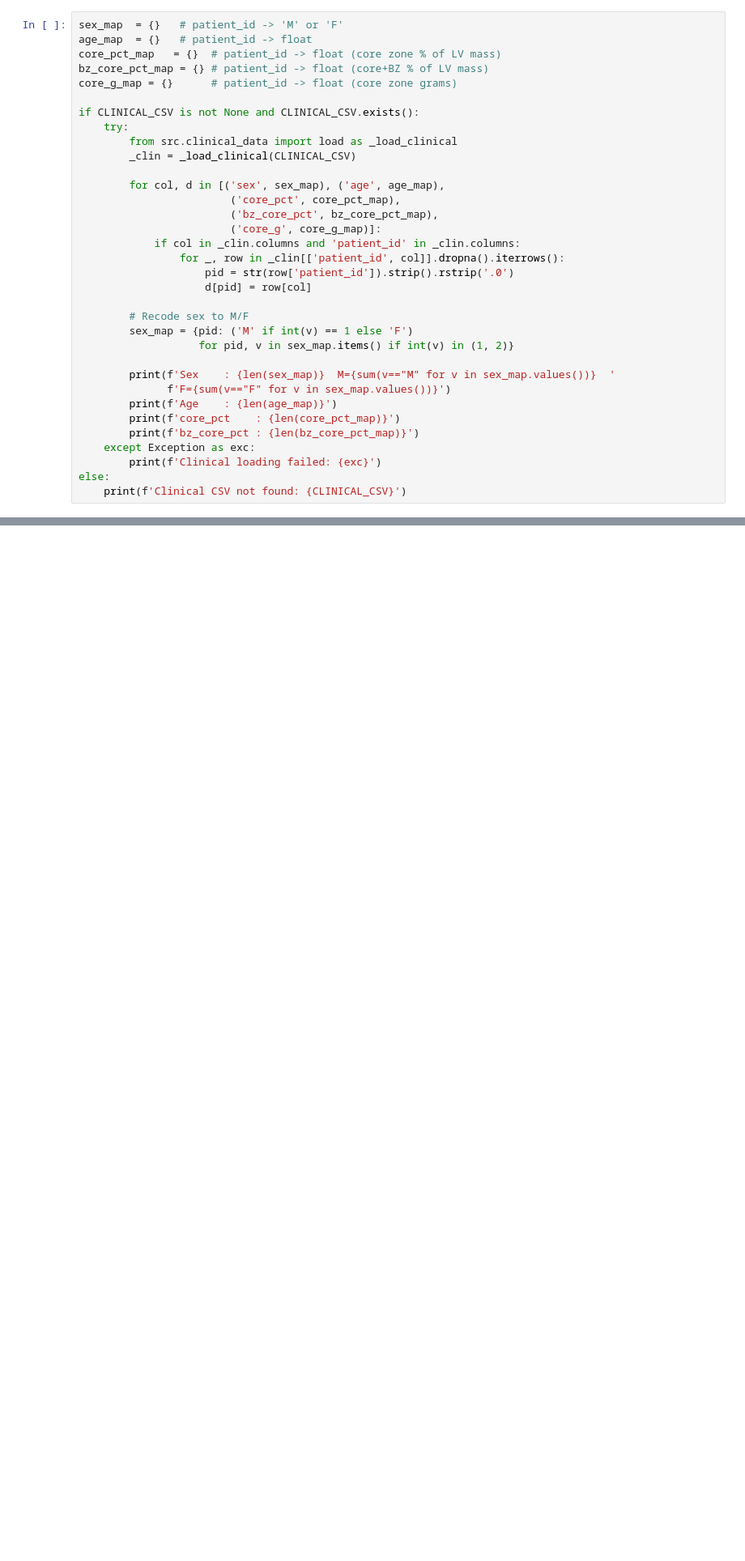
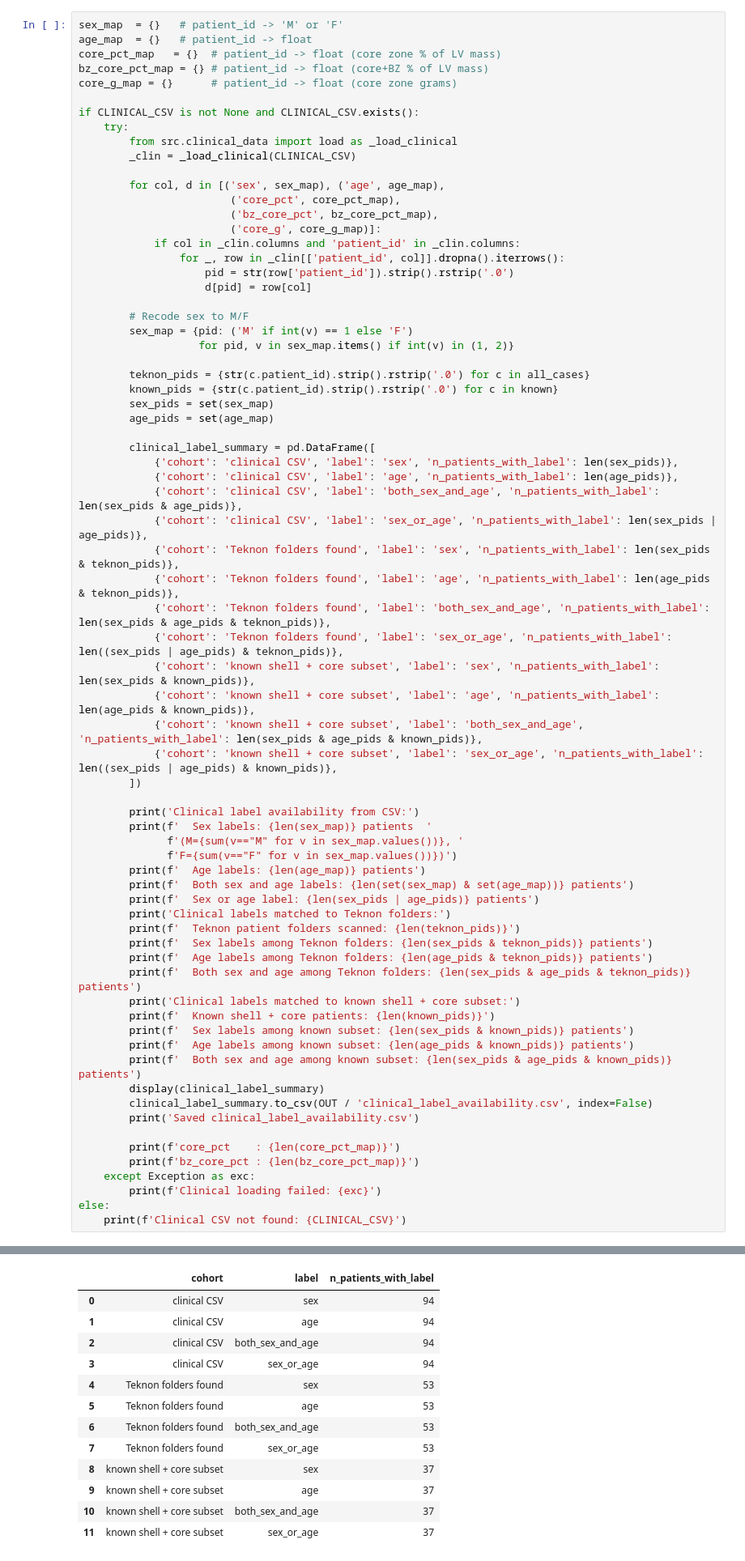
Before and after one commit to jcompanys/scar_tissue_that_I_wish_you_saw, a Jupyter notebook: lv-scar-segmentation/notebooks/M04_scar_analysis.ipynb, the cells around one changed output, grey strips where cells are left out. Shown at 81% size. Drawn from its saved outputs; the diff is of its cells as text; blank space fills up the shorter version.

```diff
--- a/lv-scar-segmentation/notebooks/M04_scar_analysis.ipynb
+++ b/lv-scar-segmentation/notebooks/M04_scar_analysis.ipynb
@@ -140,9 +159,47 @@ if CLINICAL_CSV is not None and CLINICAL_CSV.exists():
         sex_map = {pid: ('M' if int(v) == 1 else 'F')
                    for pid, v in sex_map.items() if int(v) in (1, 2)}
 
-        print(f'Sex    : {len(sex_map)}  M={sum(v=="M" for v in sex_map.values())}  '
-              f'F={sum(v=="F" for v in sex_map.values())}')
-        print(f'Age    : {len(age_map)}')
+        teknon_pids = {str(c.patient_id).strip().rstrip('.0') for c in all_cases}
+        known_pids = {str(c.patient_id).strip().rstrip('.0') for c in known}
+        sex_pids = set(sex_map)
+        age_pids = set(age_map)
+
+        clinical_label_summary = pd.DataFrame([
+            {'cohort': 'clinical CSV', 'label': 'sex', 'n_patients_with_label': len(sex_pids)},
+            {'cohort': 'clinical CSV', 'label': 'age', 'n_patients_with_label': len(age_pids)},
+            {'cohort': 'clinical CSV', 'label': 'both_sex_and_age', 'n_patients_with_label': len(sex_pids & age_pids)},
+            {'cohort': 'clinical CSV', 'label': 'sex_or_age', 'n_patients_with_label': len(sex_pids | age_pids)},
+            {'cohort': 'Teknon folders found', 'label': 'sex', 'n_patients_with_label': len(sex_pids & teknon_pids)},
+            {'cohort': 'Teknon folders found', 'label': 'age', 'n_patients_with_label': len(age_pids & teknon_pids)},
+            {'cohort': 'Teknon folders found', 'label': 'both_sex_and_age', 'n_patients_with_label': len(sex_pids & age_pids & teknon_pids)},
+            {'cohort': 'Teknon folders found', 'label': 'sex_or_age', 'n_patients_with_label': len((sex_pids | age_pids) & teknon_pids)},
+            {'cohort': 'known shell + core subset', 'label': 'sex', 'n_patients_with_label': len(sex_pids & known_pids)},
+            {'cohort': 'known shell + core subset', 'label': 'age', 'n_patients_with_label': len(age_pids & known_pids)},
+            {'cohort': 'known shell + core subset', 'label': 'both_sex_and_age', 'n_patients_with_label': len(sex_pids & age_pids & known_pids)},
+            {'cohort': 'known shell + core subset', 'label': 'sex_or_age', 'n_patients_with_label': len((sex_pids | age_pids) & known_pids)},
+        ])
+
+        print('Clinical label availability from CSV:')
+        print(f'  Sex labels: {len(sex_map)} patients  '
+              f'(M={sum(v=="M" for v in sex_map.values())}, '
+              f'F={sum(v=="F" for v in sex_map.values())})')
+        print(f'  Age labels: {len(age_map)} patients')
+        print(f'  Both sex and age labels: {len(set(sex_map) & set(age_map))} patients')
+        print(f'  Sex or age label: {len(sex_pids | age_pids)} patients')
+        print('Clinical labels matched to Teknon folders:')
+        print(f'  Teknon patient folders scanned: {len(teknon_pids)}')
+        print(f'  Sex labels among Teknon folders: {len(sex_pids & teknon_pids)} patients')
+        print(f'  Age labels among Teknon folders: {len(age_pids & teknon_pids)} patients')
+        print(f'  Both sex and age among Teknon folders: {len(sex_pids & age_pids & teknon_pids)} patients')
+        print('Clinical labels matched to known shell + core subset:')
+        print(f'  Known shell + core patients: {len(known_pids)}')
+        print(f'  Sex labels among known subset: {len(sex_pids & known_pids)} patients')
+        print(f'  Age labels among known subset: {len(age_pids & known_pids)} patients')
+        print(f'  Both sex and age among known subset: {len(sex_pids & age_pids & known_pids)} patients')
+        display(clinical_label_summary)
+        clinical_label_summary.to_csv(OUT / 'clinical_label_availability.csv', index=False)
+        print('Saved clinical_label_availability.csv')
+
         print(f'core_pct    : {len(core_pct_map)}')
         print(f'bz_core_pct : {len(bz_core_pct_map)}')
     except Exception as exc:
@@ -156,0 +225,13 @@ bz_core_pct : 165
+|  | cohort | label | n_patients_with_label |
+| 0 | clinical CSV | sex | 94 |
+| 1 | clinical CSV | age | 94 |
+| 2 | clinical CSV | both_sex_and_age | 94 |
+| 3 | clinical CSV | sex_or_age | 94 |
+| 4 | Teknon folders found | sex | 53 |
+| 5 | Teknon folders found | age | 53 |
+| 6 | Teknon folders found | both_sex_and_age | 53 |
+| 7 | Teknon folders found | sex_or_age | 53 |
+| 8 | known shell + core subset | sex | 37 |
+| 9 | known shell + core subset | age | 37 |
+| 10 | known shell + core subset | both_sex_and_age | 37 |
+| 11 | known shell + core subset | sex_or_age | 37 |
```
Also changed, not shown: parts of 74 cells of this notebook.
